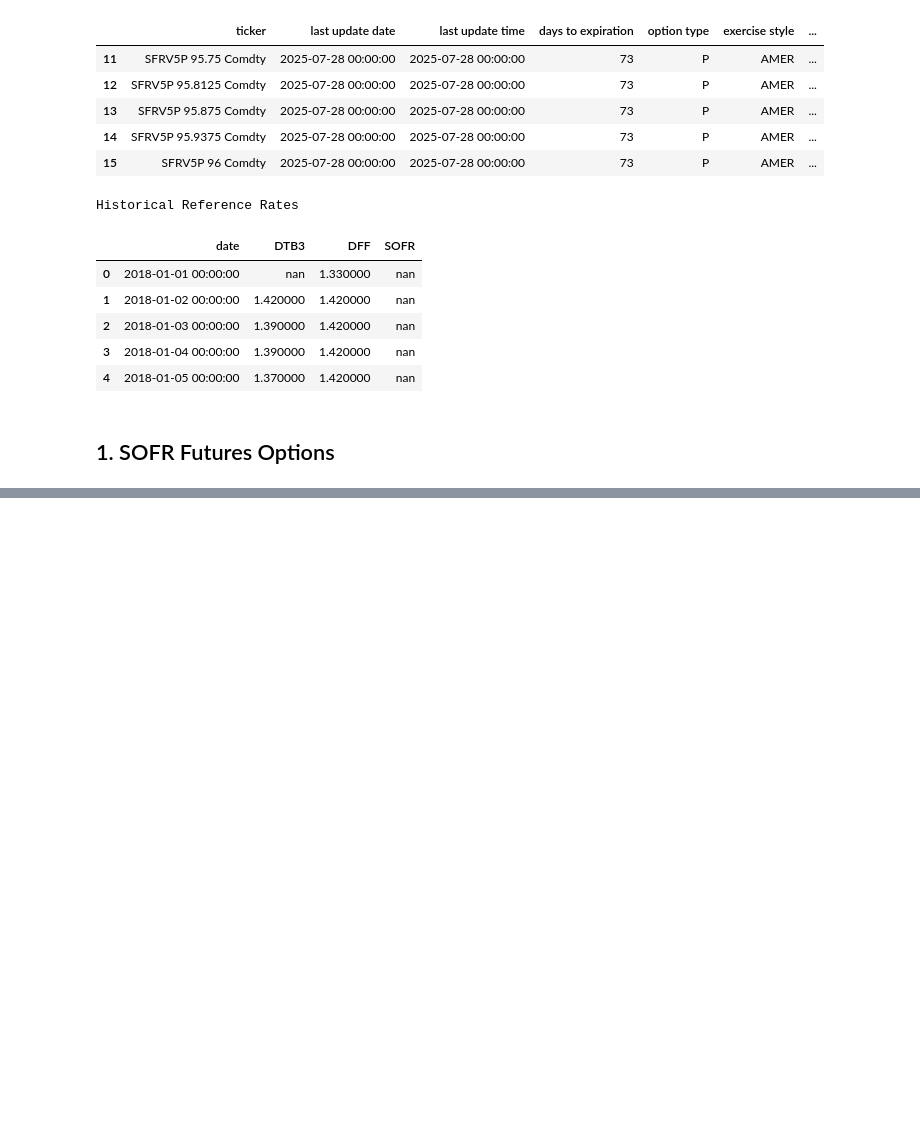
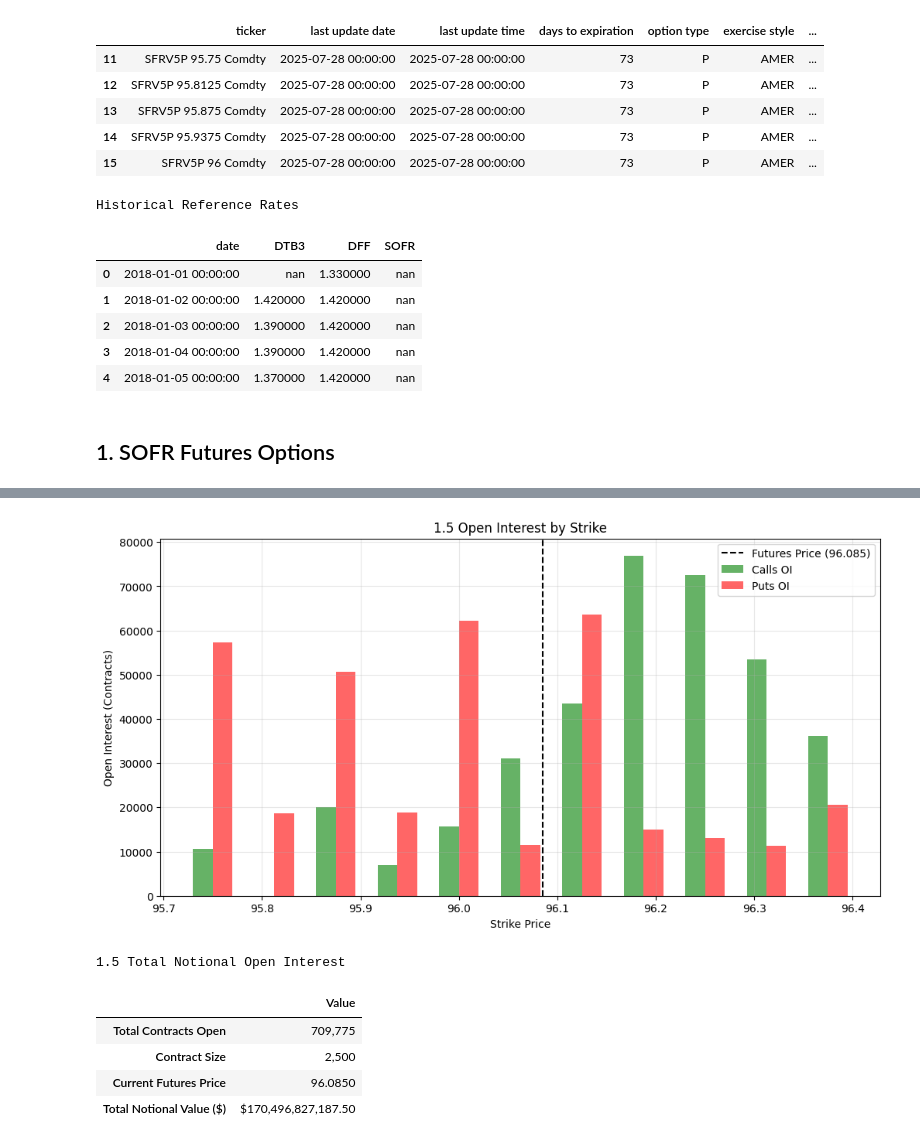
Before and after one commit to DipeshGhimire/FinMath-FixedIncomeDerivatives, a Jupyter notebook: options_on_rates_and_bonds/blacks_formula_for_options_on_futures.ipynb, the cells around one changed output, grey strips where cells are left out. Drawn from its saved outputs; the diff is of its cells as text; code cells hidden in the pictures; blank space fills up the shorter version.

```diff
--- a/options_on_rates_and_bonds/blacks_formula_for_options_on_futures.ipynb
+++ b/options_on_rates_and_bonds/blacks_formula_for_options_on_futures.ipynb
@@ -75,0 +366,63 @@ Historical Reference Rates
+# %%
+# Get unique sorted strikes across calls and puts
+strikes = sorted(set(calls['strike price']).union(puts['strike price']))
+
+# Reindex open interest for calls and puts to all strikes
+calls_oi = calls.set_index('strike price').reindex(strikes)['open int']
+puts_oi = puts.set_index('strike price').reindex(strikes)['open int']
+
+bar_width = 0.02
+
+# Plot open interest for calls and puts by strike
+plt.figure(figsize=(12, 6))
+plt.bar([s - bar_width/2 for s in strikes], calls_oi,
+        width=bar_width, label='Calls OI', color='green', alpha=0.6)
+plt.bar([s + bar_width/2 for s in strikes], puts_oi,
+        width=bar_width, label='Puts OI', color='red', alpha=0.6)
+plt.axvline(x=F_price, color='black', linestyle='--', label=f'Futures Price ({F_price:.3f})')
+plt.title('1.5 Open Interest by Strike')
+plt.xlabel('Strike Price')
+plt.ylabel('Open Interest (Contracts)')
+plt.legend()
+plt.grid(True, alpha=0.3)
+plt.show()
+
+# Combine both calls and puts data for total OI calculation
+chain_all = pd.concat([calls, puts], ignore_index=True)
+
+# Ensure open interest is numeric and fill NaN with 0
+chain_all['open int'] = pd.to_numeric(chain_all['open int'], errors='coerce').fillna(0)
+
+# Pull contract size (should be the same for all rows)
+contract_size = float(chain_all['option contract size'].iloc[0])
+
+# Sum total open interest across all strikes (calls + puts)
+total_oi = chain_all['open int'].sum()
+
+# Compute total notional market value
+total_notional = total_oi * contract_size * F_price
+
+# Display results as a DataFrame
+summary_df = pd.DataFrame({
+    "Value": [
+        f"{total_oi:,.0f}",
+        f"{contract_size:,.0f}",
+        f"{F_price:.4f}",
+        f"${total_notional:,.2f}"
+    ]
+}, index=[
+    "Total Contracts Open",
+    "Contract Size",
+    "Current Futures Price",
+    "Total Notional Value ($)"
+])
+
+summary_df.style.set_caption("1.5 Total Notional Open Interest")
+# %% [output]
+[figure, added]
+1.5 Total Notional Open Interest
+|  | Value |
+| Total Contracts Open | 709,775 |
+| Contract Size | 2,500 |
+| Current Futures Price | 96.0850 |
+| Total Notional Value ($) | $170,496,827,187.50 |
```
Also changed, not shown: parts of 9 cells of this notebook.
